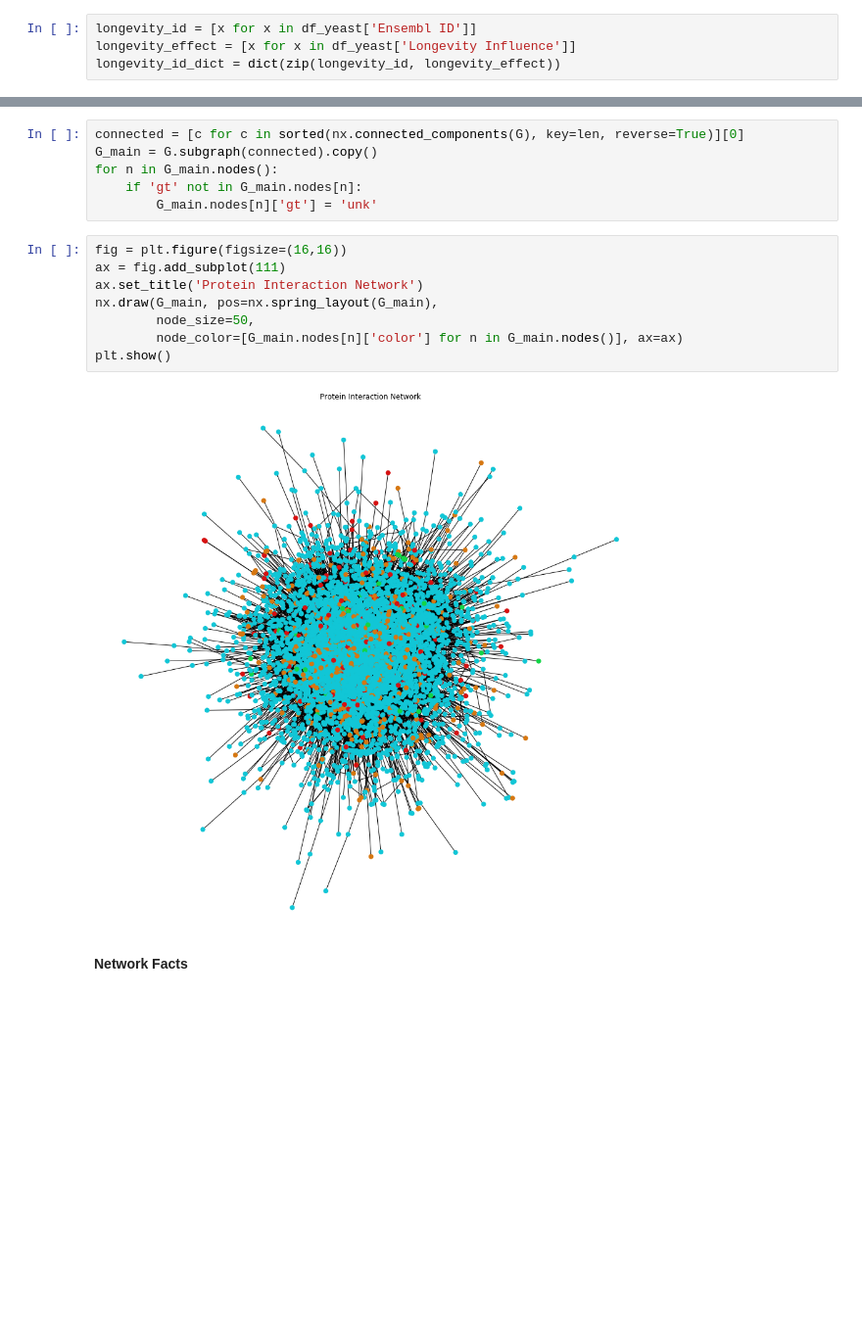
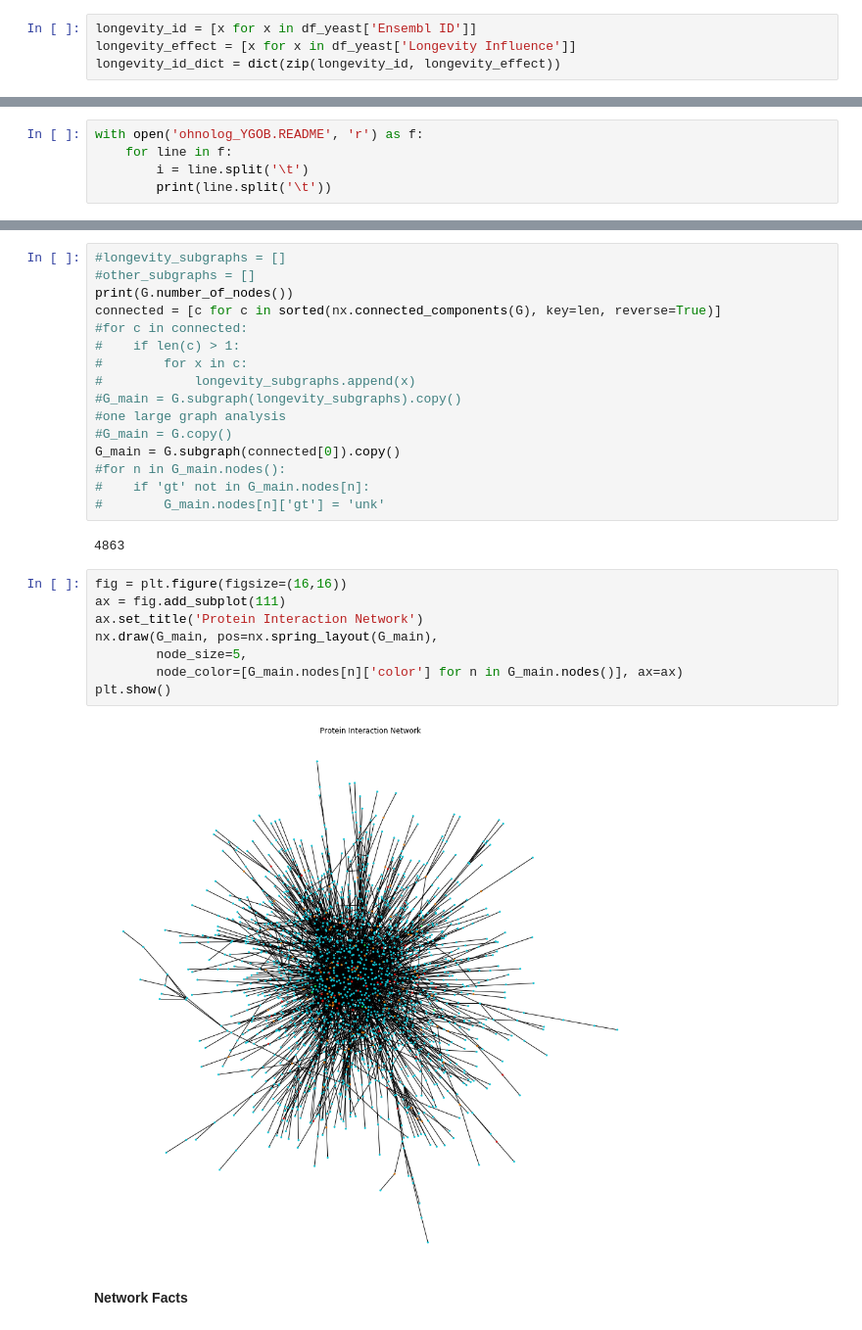
Before and after one commit to JoyMace/HomologousGenes, a Jupyter notebook: Project.ipynb, the cells around one changed output, grey strips where cells are left out. Shown at 98% size. Cells and saved outputs as stored; diff of their text form; blank space fills up the shorter version.

```diff
--- a/Project.ipynb
+++ b/Project.ipynb
@@ -127,0 +113,5 @@ with open(interactions, 'r') as f:
+# %%
+with open('ohnolog_YGOB.README', 'r') as f:
+    for line in f:
+        i = line.split('\t')
+        print(line.split('\t'))
@@ -143,19 +232,31 @@ with open('summary.csv', 'r') as f:
 # %%
-connected = [c for c in sorted(nx.connected_components(G), key=len, reverse=True)][0]
-G_main = G.subgraph(connected).copy()
-for n in G_main.nodes():
-    if 'gt' not in G_main.nodes[n]:
-        G_main.nodes[n]['gt'] = 'unk'
+#longevity_subgraphs = []
+#other_subgraphs = []
+print(G.number_of_nodes())
+connected = [c for c in sorted(nx.connected_components(G), key=len, reverse=True)]
+#for c in connected:
+#    if len(c) > 1:
+#        for x in c:
+#            longevity_subgraphs.append(x)
+#G_main = G.subgraph(longevity_subgraphs).copy()
+#one large graph analysis
+#G_main = G.copy()
+G_main = G.subgraph(connected[0]).copy()
+#for n in G_main.nodes():
+#    if 'gt' not in G_main.nodes[n]:
+#        G_main.nodes[n]['gt'] = 'unk'
+# %% [output]
+4863
 # %%
 fig = plt.figure(figsize=(16,16))
 ax = fig.add_subplot(111)
 ax.set_title('Protein Interaction Network')
 nx.draw(G_main, pos=nx.spring_layout(G_main),
-        node_size=50,
+        node_size=5,
         node_color=[G_main.nodes[n]['color'] for n in G_main.nodes()], ax=ax)
 plt.show()
 # %% [output]
-[figure, old version]
+[figure, new version]
 # %% [markdown]
 **Network Facts**
 # %%
```
Also changed, not shown: parts of 30 cells of this notebook, 3 other files.
